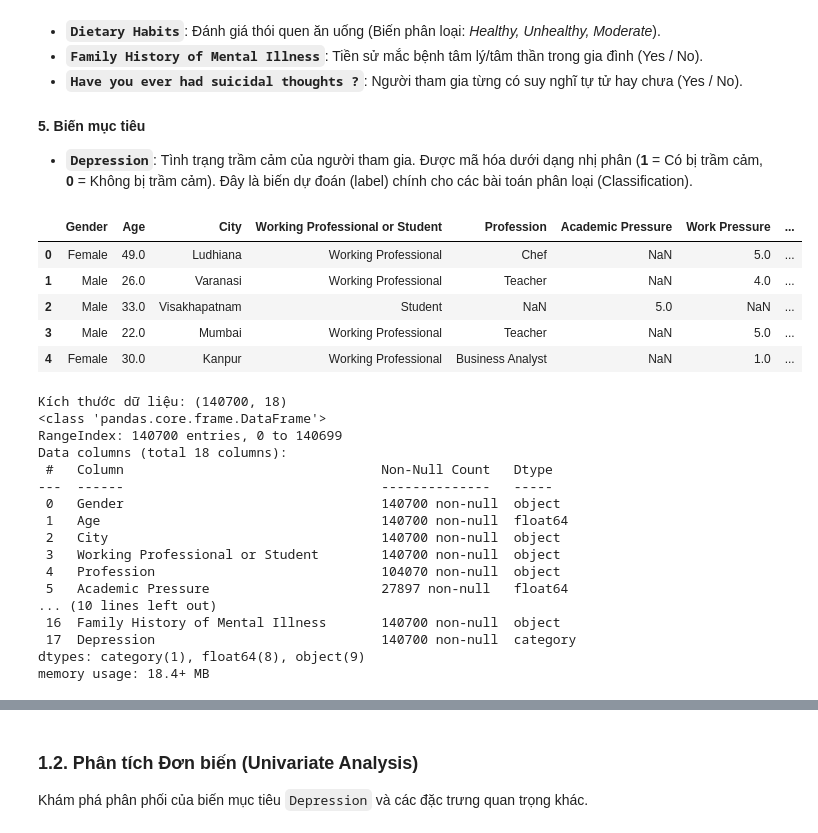
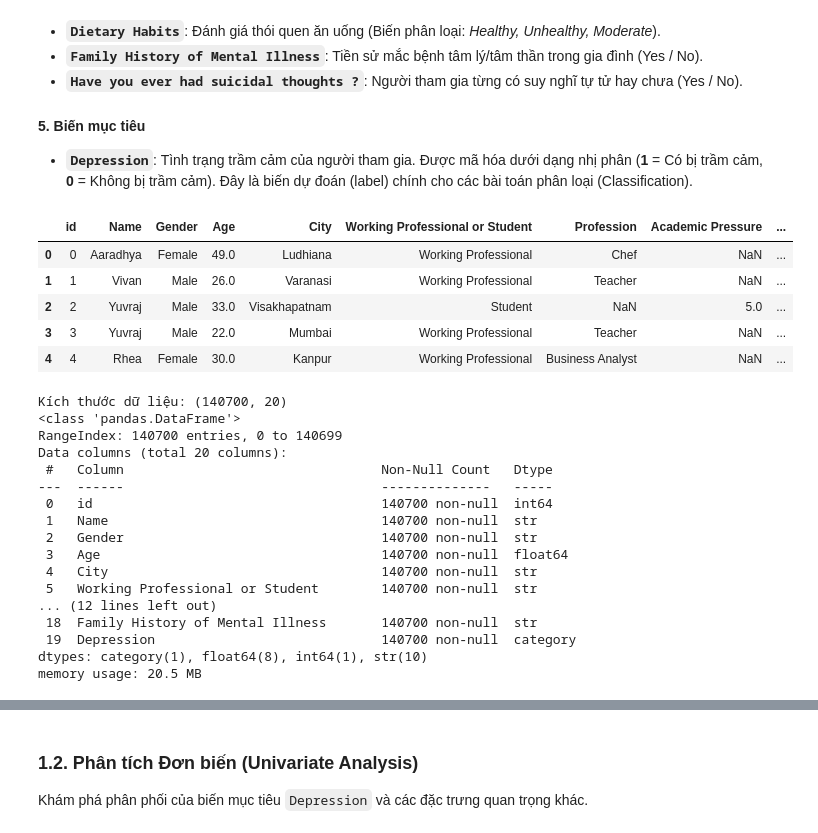
Before and after one commit to quanpro147/Exploring-Mental-Health-Data, a Jupyter notebook: notebooks/EDA_preprocessing.ipynb, the cells around one changed output, grey strips where cells are left out. Drawn from its saved outputs; the diff is of its cells as text; code cells hidden in the pictures.

```diff
--- a/notebooks/EDA_preprocessing.ipynb
+++ b/notebooks/EDA_preprocessing.ipynb
@@ -32,10 +32,11 @@ import warnings
 warnings.filterwarnings('ignore')
 sns.set_theme(style="whitegrid")
 
-TRAIN_DATA_PATH = '../data/train.csv'
-TEST_DATA_PATH = '../data/test.csv'
-PROCESSED_TRAIN_PATH = '../data/processed_train.csv'
-PROCESSED_TEST_PATH = '../data/processed_test.csv'
+TRAIN_DATA_PATH = '../data/raw/train.csv'
+TEST_DATA_PATH = '../data/raw/test.csv'
+PROCESSED_TRAIN_PATH = '../data/processed/train.csv'
+PROCESSED_VALID_PATH = '../data/processed/valid.csv'
+PROCESSED_TEST_PATH = '../data/processed/test.csv'
 # %% [markdown]
 ## 1. Data Exploration
 # %% [markdown]
@@ -75,39 +76,39 @@ Tập dữ liệu này thu thập thông tin về tình trạng sức khỏe tin
 # %%
 train_df = pd.read_csv(TRAIN_DATA_PATH)
 test_df = pd.read_csv(TEST_DATA_PATH)
 # Cast target column to category
 train_df['Depression'] = train_df['Depression'].astype('category')
 
-train_df.drop(['id', 'Name'], axis=1, inplace=True, errors='ignore')
-test_df.drop(['id', 'Name'], axis=1, inplace=True, errors='ignore')
+# train_df.drop(['id', 'Name'], axis=1, inplace=True, errors='ignore')
+# test_df.drop(['id', 'Name'], axis=1, inplace=True, errors='ignore')
 
 display(train_df.head())
 print("Kích thước dữ liệu:", train_df.shape)
 train_df.info()
 # %% [output]
-|  | Gender | Age | City | Working Professional or Student | Profession | Academic Pressure | Work Pressure | ... |
-| 0 | Female | 49.0 | Ludhiana | Working Professional | Chef | NaN | 5.0 | ... |
-| 1 | Male | 26.0 | Varanasi | Working Professional | Teacher | NaN | 4.0 | ... |
-| 2 | Male | 33.0 | Visakhapatnam | Student | NaN | 5.0 | NaN | ... |
-| 3 | Male | 22.0 | Mumbai | Working Professional | Teacher | NaN | 5.0 | ... |
-| 4 | Female | 30.0 | Kanpur | Working Professional | Business Analyst | NaN | 1.0 | ... |
+|  | id | Name | Gender | Age | City | Working Professional or Student | Profession | Academic Pressure | ... |
+| 0 | 0 | Aaradhya | Female | 49.0 | Ludhiana | Working Professional | Chef | NaN | ... |
+| 1 | 1 | Vivan | Male | 26.0 | Varanasi | Working Professional | Teacher | NaN | ... |
+| 2 | 2 | Yuvraj | Male | 33.0 | Visakhapatnam | Student | NaN | 5.0 | ... |
+| 3 | 3 | Yuvraj | Male | 22.0 | Mumbai | Working Professional | Teacher | NaN | ... |
+| 4 | 4 | Rhea | Female | 30.0 | Kanpur | Working Professional | Business Analyst | NaN | ... |
-Kích thước dữ liệu: (140700, 18)
-<class 'pandas.core.frame.DataFrame'>
+Kích thước dữ liệu: (140700, 20)
+<class 'pandas.DataFrame'>
 RangeIndex: 140700 entries, 0 to 140699
-Data columns (total 18 columns):
+Data columns (total 20 columns):
  #   Column                                 Non-Null Count   Dtype
 ---  ------                                 --------------   -----
- 0   Gender                                 140700 non-null  object
- 1   Age                                    140700 non-null  float64
- 2   City                                   140700 non-null  object
- 3   Working Professional or Student        140700 non-null  object
- 4   Profession                             104070 non-null  object
- 5   Academic Pressure                      27897 non-null   float64
-... (10 lines left out)
- 16  Family History of Mental Illness       140700 non-null  object
- 17  Depression                             140700 non-null  category
-dtypes: category(1), float64(8), object(9)
-memory usage: 18.4+ MB
+ 0   id                                     140700 non-null  int64
+ 1   Name                                   140700 non-null  str
+ 2   Gender                                 140700 non-null  str
+ 3   Age                                    140700 non-null  float64
+ 4   City                                   140700 non-null  str
+ 5   Working Professional or Student        140700 non-null  str
+... (12 lines left out)
+ 18  Family History of Mental Illness       140700 non-null  str
+ 19  Depression                             140700 non-null  category
+dtypes: category(1), float64(8), int64(1), str(10)
+memory usage: 20.5 MB
 # %%
 display(train_df.describe())
 display(train_df.describe(include=['object', 'category']))
```
Also changed, not shown: parts of 31 cells of this notebook, 10 other files.
